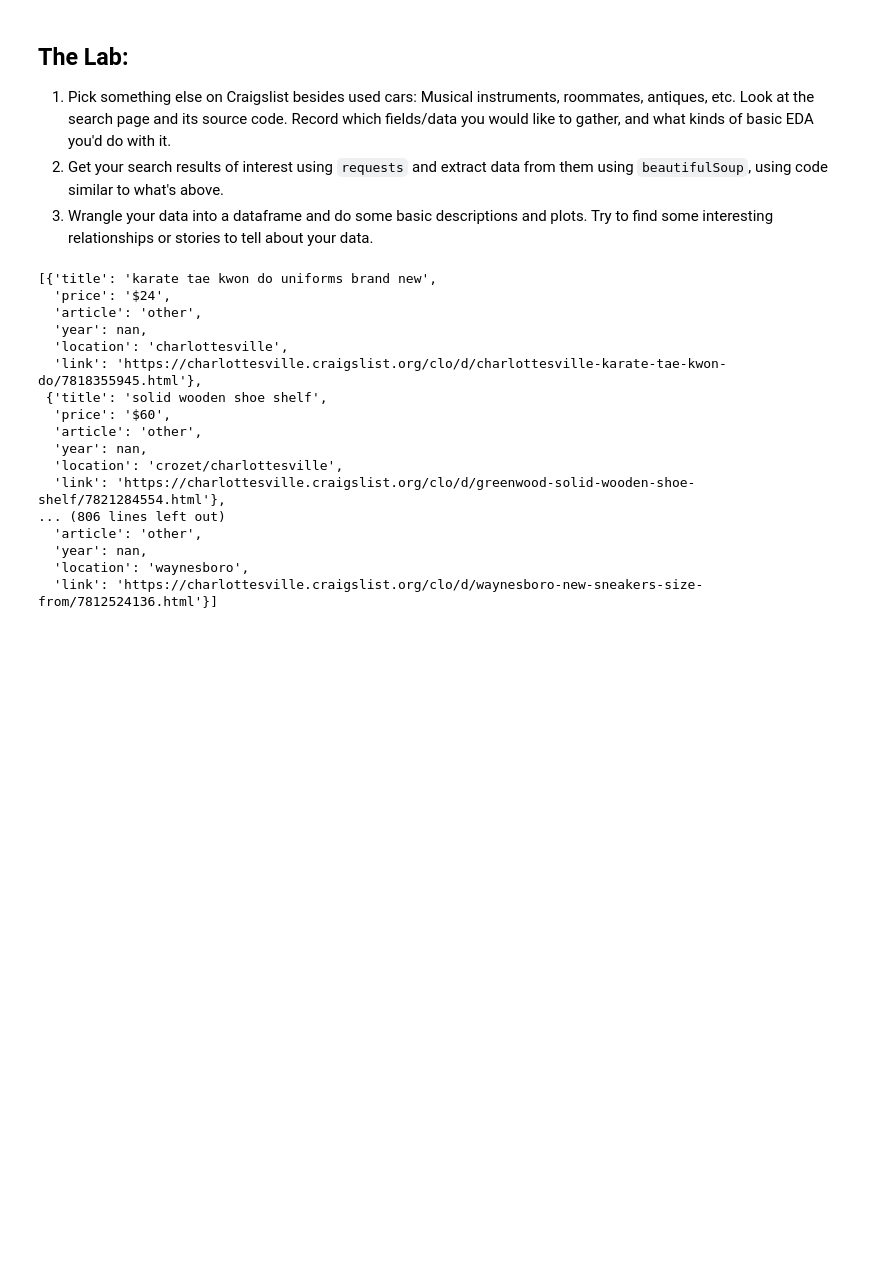
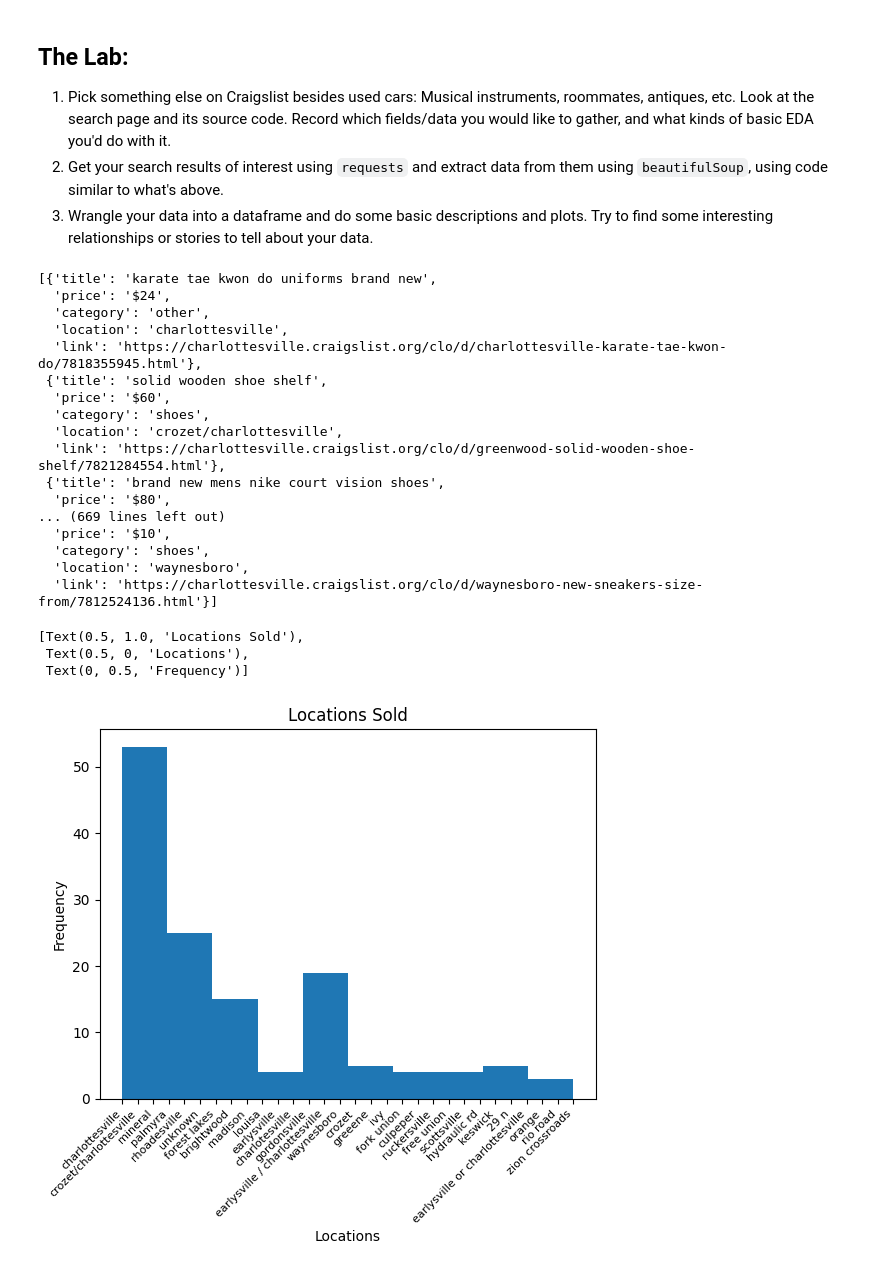
Before and after one commit to jac7az/wrangling-homework, a Jupyter notebook: lab/lab_notebook.ipynb, the cells around one changed output. Cells and saved outputs as stored; diff of their text form; code cells hidden in the pictures; blank space fills up the shorter version.

```diff
--- a/lab/lab_notebook.ipynb
+++ b/lab/lab_notebook.ipynb
@@ -243,10 +243,13 @@ from bs4 import BeautifulSoup as soup
 bsObj = soup(raw.content,'html.parser')
 listings = bsObj.find_all(class_="cl-static-search-result")
 # %%
-clothing={'dress':['dress','dresses','skirt','skirts'],
+clothing={'dress':['dress','dresses','skirt','skirts','gown','ballgown','gowns'],
            'warmer wear':['coat','coats','jacket','jackets','hoodie','hoodies','sweater','sweaters'],
+          'upper body':['shirt','shirts','blouse','blouses'],
+          'shoes':['shoe','shoes','sneakers','platform','heels','boots'],
            'pants':['jeans','pants','pant','suit pants'],
-           'accessories':['ties','jewelry','bracelets','bracelet','earrings','necklace','necklaces','headband','hairties','purse','bag']}
+           'accessories':['ties','jewelry','bracelets','bracelet','earrings','necklace','necklaces','headband','hairties'],
+          'bags':['bags','wallet','purse','purses','wallets','bag','pouches','pouch']}
 items=[item for item in clothing.values()]
 things=[]
 data=[]
@@ -255,7 +258,7 @@ for thing in items:
     things.append(i)
 
 for k in range( len(listings) ):
-    title = listings[k].find('div',class_='title').get_text().lower()
+    title = listings[k].find('div',class_='title').get_text().lower().strip()
     price = listings[k].find('div',class_='price').get_text()
     link = listings[k].find(href=True)['href']
     try:
@@ -269,33 +272,47 @@ for k in range( len(listings) ):
     else:
       product=hits[0].lower()
       for category,i in clothing.items():
-        if product in items:
+        if product in clothing.get(category):
           article=category
-          print(category)
-    # Get years from title string:
-    regex_search = re.search(r'20[0-9][0-9]|19[0-9][0-9]', title ) # Find year references
-    if regex_search is None: # If no hits, record year as missing value
-        year = np.nan
-    else: # If hits, record year as first match
-        year = regex_search.group(0)
     #
-    data.append({'title':title,'price':price,'article':article,'year':year,'location':location,'link':link})
+    data.append({'title':title,'price':price,'category':article,'location':location,'link':link})
 data
 # %% [output]
 [{'title': 'karate tae kwon do uniforms brand new',
   'price': '$24',
-  'article': 'other',
-  'year': nan,
+  'category': 'other',
   'location': 'charlottesville',
   'link': 'https://charlottesville.craigslist.org/clo/d/charlottesville-karate-tae-kwon-do/7818355945.html'},
  {'title': 'solid wooden shoe shelf',
   'price': '$60',
-  'article': 'other',
-  'year': nan,
+  'category': 'shoes',
   'location': 'crozet/charlottesville',
   'link': 'https://charlottesville.craigslist.org/clo/d/greenwood-solid-wooden-shoe-shelf/7821284554.html'},
-... (806 lines left out)
-  'article': 'other',
-  'year': nan,
+ {'title': 'brand new mens nike court vision shoes',
+  'price': '$80',
+... (669 lines left out)
+  'price': '$10',
+  'category': 'shoes',
   'location': 'waynesboro',
   'link': 'https://charlottesville.craigslist.org/clo/d/waynesboro-new-sneakers-size-from/7812524136.html'}]
+# %%
+chart=pd.DataFrame.from_dict(data)
+chart['price'] = chart['price'].str.replace('$','')
+chart['price'] = chart['price'].str.replace(',','')
+chart['price']=pd.to_numeric(chart['price'],errors='coerce')
+chart['location']=chart['location'].str.replace(', va','')
+chart['location']=chart['location'].str.replace(' - ivy','')
+chart['location']=chart['location'].str.replace('.','')
+chart['location']=chart['location'].str.replace('downtown, ','')
+chart['location']=chart['location'].str.replace('cville','charlottesville')
+chart['location']=chart['location'].str.replace("c'ville",'charlottesville')
+chart['location']=chart['location'].astype('category')
+#print(chart['price'].describe()) #cheap! O.o
+plt.xticks(rotation=45,ha='right',fontsize=8)
+loc_graph=chart['location'].hist(grid=False)
+loc_graph.set(title="Locations Sold",xlabel="Locations",ylabel="Frequency")
+# %% [output]
+[Text(0.5, 1.0, 'Locations Sold'),
+ Text(0.5, 0, 'Locations'),
+ Text(0, 0.5, 'Frequency')]
+[figure, added]
```
Also changed, not shown: parts of 7 cells of this notebook.
